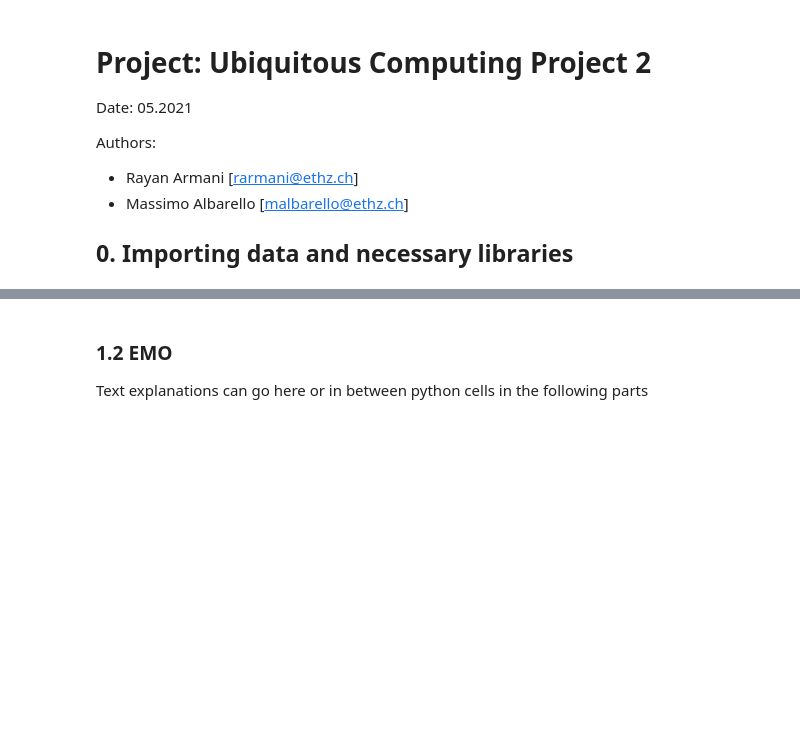
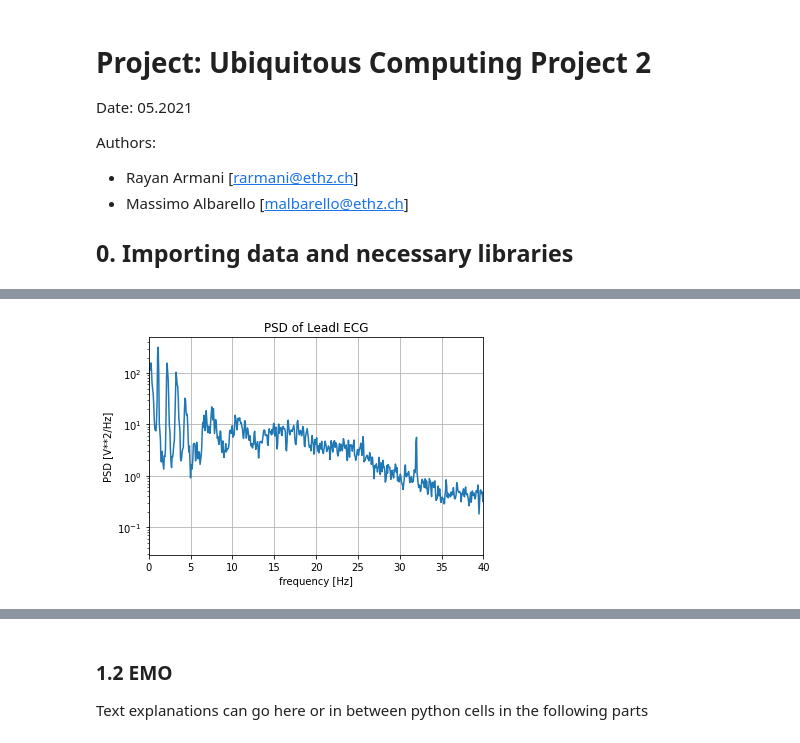
Before and after one commit to massimoalbarello/ubi-comp, a Jupyter notebook: project_2/project_2.ipynb, the cells around one changed output, grey strips where cells are left out. Cells and saved outputs as stored; diff of their text form; code cells hidden in the pictures; blank space fills up the shorter version.

```diff
--- a/project_2/project_2.ipynb
+++ b/project_2/project_2.ipynb
@@ -9,10 +9,12 @@ Authors:
 
 ## 0. Importing data and necessary libraries
 # %%
-import pickle
+import pickle5 as pickle
 import numpy as np
-from scipy import signal, fft
-import matplotlib.plt as plt
+from scipy import signal
+import matplotlib.pyplot as plt
 
-with open("participant_01.pkl", "rb") as f:
+with open("ex2_recordings/participant_01.pkl", "rb") as f:
     particiapnt_01_data = pickle.load(f)
+
+    print(particiapnt_01_data["recordings"].keys())
@@ -25,0 +34,23 @@ Text explanations can go here or in between python cells in the following parts
+# %%
+# Extract sampling frequency of ECG
+ECG_freq = particiapnt_01_data["FS_ECG"]
+
+# Extract Lead I ECG (left_hand - right hand) signal of the first participant watching clip 1
+raw_ECG_p1 = np.array(particiapnt_01_data["recordings"][1]["ECG"])
+
+lead1_ecg_p1= np.array(raw_ECG_p1[:,1]-raw_ECG_p1[:,2])
+# lead1_ecg_p1= np.array(raw_ECG_p1[:,1])
+
+# Parameters for calculating the PSD
+# From [1] in exercise handout: Welch method using window length of 15xsr overlap 10xsr where sr denotes sampling rate
+f, Pxx_den = signal.welch(x=lead1_ecg_p1, fs= ECG_freq, nperseg = 15*ECG_freq, noverlap= 10*ECG_freq, scaling='density', average='mean')
+
+plt.semilogy(f, Pxx_den)
+plt.xlim(0,40)
+plt.xlabel('frequency [Hz]')
+plt.ylabel('PSD [V**2/Hz]')
+plt.title('PSD of LeadI ECG')
+plt.grid(True)
+plt.show()
+# %% [output]
+[figure, added]
```
Also changed, not shown: parts of 10 cells of this notebook, 1 other file.
